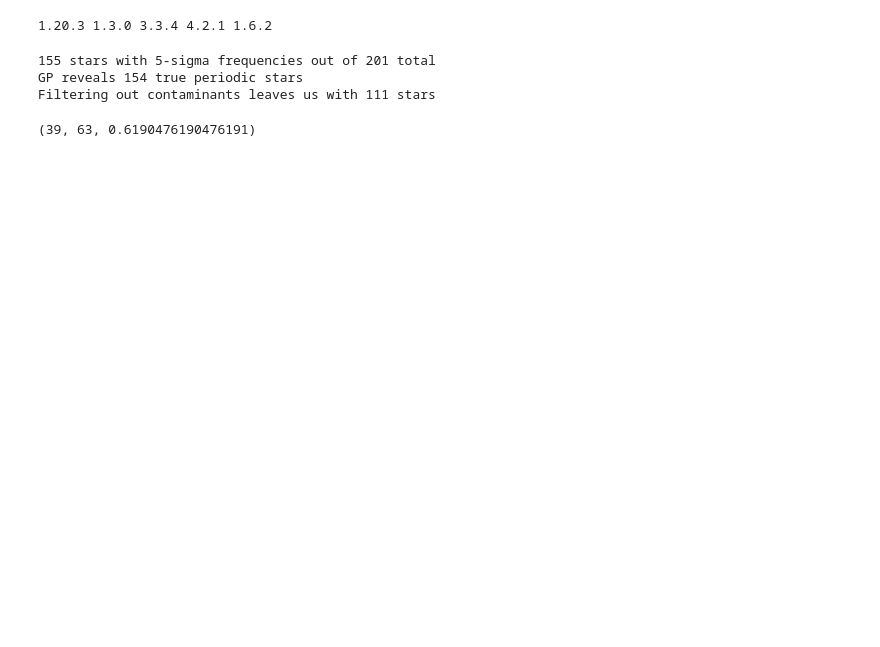
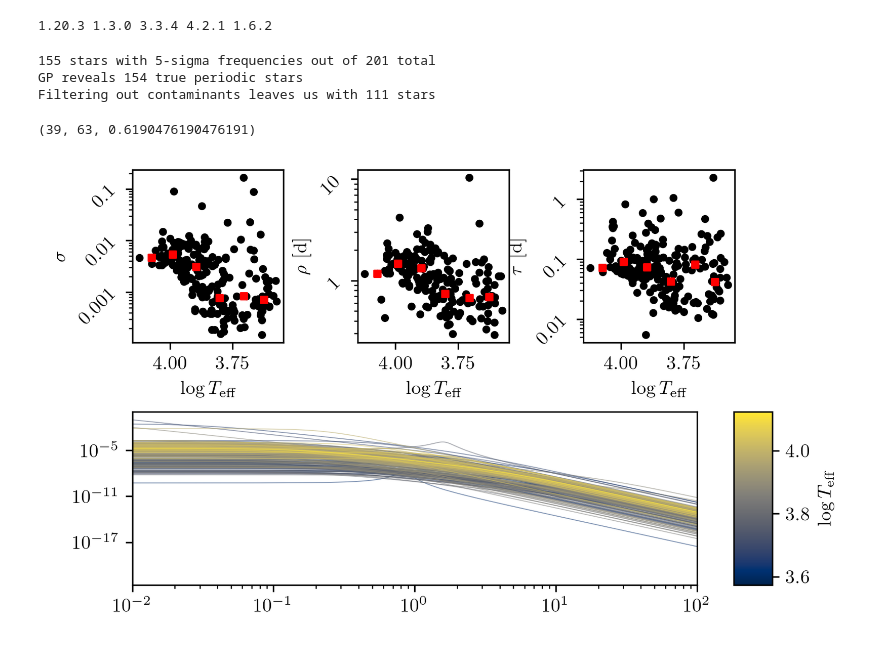
Before and after one commit to tzdwi/TESS, a Jupyter notebook: code/AppendixFig.ipynb, the cells around one changed output. Saved outputs shown, nothing was run; the diff lists cells and outputs as text; code cells hidden in the pictures; blank space fills up the shorter version.

```diff
--- a/code/AppendixFig.ipynb
+++ b/code/AppendixFig.ipynb
@@ -24,10 +24,10 @@ print(np.__version__,pd.__version__,mplver,apver,spver)
 1.20.3 1.3.0 3.3.4 4.2.1 1.6.2
 # %%
 #We're going to need our stars...
-cool_sgs = pd.read_csv('sample.csv',index_col=0)
+cool_sgs = pd.read_csv('../OutputFiles/sample.csv',index_col=0)
 #merged with SLFV and prewhitening info...
-slfv_params = pd.read_csv('slfv_params.csv',index_col=0)
-inspected = pd.read_csv('prewhitening.csv',index_col=0)
+slfv_params = pd.read_csv('../OutputFiles/slfv_params.csv',index_col=0)
+inspected = pd.read_csv('../OutputFiles/prewhitening.csv',index_col=0)
 merged = pd.merge(cool_sgs,slfv_params,left_index=True,right_index=True)
 merged = pd.merge(merged,inspected,left_index=True,right_index=True)
 
@@ -38,13 +38,13 @@ pulse_detected = merged[(merged['n_peaks'] > 0) & (merged['highest_amp']/merged[
 print(f"{len(pulse_detected)} stars with 5-sigma frequencies out of {len(merged)} total")
 
 # We also used a GP to see if these frequencies were significant above the SLFV
-gp_pulse = pd.read_csv('Find_FYPS_GP_results.csv', index_col=0)
+gp_pulse = pd.read_csv('../OutputFiles/Find_FYPS_GP_results.csv', index_col=0)
 pulse_detected_gp = pd.merge(pulse_detected, gp_pulse, left_index=True, right_index=True)
 print(f"GP reveals {len(pulse_detected_gp[pulse_detected_gp['pulse_GP']==True])} true periodic stars")
 
 # Load in info on which stars are consistent with RR Lyrae and Beta Cepheids...
-likely_rrcep = pd.read_csv('likelyRRCep.csv',index_col=0)
-likely_bcep = pd.read_csv('likelyBCep.csv',index_col=0)
+likely_rrcep = pd.read_csv('../OutputFiles/likelyRRCep.csv',index_col=0)
+likely_bcep = pd.read_csv('../OutputFiles/likelyBCep.csv',index_col=0)
 contaminants = pd.merge(likely_rrcep,likely_bcep,left_index=True,right_index=True)
 
 new = pd.merge(pulse_detected_gp,contaminants,left_index=True,right_index=True)
@@ -309,3 +303,57 @@ with open("apptable_SMC.tex", "w") as text_file:
 
 with open("appplot_SMC.tex", "w") as text_file:
     text_file.write(smc_plots_header)
+# %%
+import celerite2
+from celerite2 import terms
+
+slf_gp = pd.read_csv('../OutputFiles/AppFig_GP_results.csv', index_col=0)
+slf_gp_merge = pd.merge(cool_sgs,slf_gp,left_index=True,right_index=True)
+
+mosaic = """
+AAAAA.BBBBB.CCCCC.
+DDDDDDDDDDDDDDDDEE
+"""
+
+temp_norm = colors.Normalize(vmin=slf_gp_merge['teff'].min(),vmax=slf_gp_merge['teff'].max())
+cmap = plt.get_cmap('cividis')
+
+freq = np.logspace(-2,3,1000)
+
+fig, ax = plt.subplot_mosaic(mosaic, dpi=300)
+
+ax['A'].scatter(slf_gp_merge['teff'], slf_gp_merge['Sigma'], c='k', s=10)
+ax['B'].scatter(slf_gp_merge['teff'], slf_gp_merge['Rho'], c='k', s=10)
+ax['C'].scatter(slf_gp_merge['teff'], slf_gp_merge['Tau'], c='k', s=10)
+
+sgm_group = slf_gp_merge.groupby(np.around(10*slf_gp_merge['teff']))
+
+ax['A'].scatter(sgm_group['teff'].median(), sgm_group['Sigma'].median(), c='r', marker='s', s=10)
+ax['B'].scatter(sgm_group['teff'].median(), sgm_group['Rho'].median(), c='r', marker='s', s=10)
+ax['C'].scatter(sgm_group['teff'].median(), sgm_group['Tau'].median(), c='r', marker='s', s=10)
+
+for tic, row in slf_gp_merge.iterrows():
+    kernel = terms.SHOTerm(sigma=row['Sigma'],rho=row['Rho'],tau=row['Tau'])
+
+    psd = kernel.get_psd(2.0*np.pi*freq)
+
+    ax['D'].loglog(freq, psd, c=cmap(temp_norm(row['teff'])),lw=0.5,alpha=0.5)
+
+
+ax['D'].set(xlim=(1e-2,1e2))
+plt.colorbar(cm.ScalarMappable(norm=temp_norm, cmap=cmap), ax=ax['D'], cax=ax['E'], label=r'$\log T_{\rm eff}$')
+ax['A'].set(yscale='log',xlabel=r'$\log T_{\rm eff}$',ylabel=r'$\sigma$')
+ax['A'].set_yticks([0.001,0.01,0.1])
+ax['A'].set_yticklabels(labels=['0.001','0.01','0.1'],rotation=45)
+ax['B'].set(yscale='log',xlabel=r'$\log T_{\rm eff}$',ylabel=r'$\rho$ [d]')
+ax['B'].set_yticks([1,10])
+ax['B'].set_yticklabels(labels=['1','10'],rotation=45)
+ax['C'].set(yscale='log',xlabel=r'$\log T_{\rm eff}$',ylabel=r'$\tau$ [d]')
+ax['C'].set_yticks([0.01,0.1,1])
+ax['C'].set_yticklabels(labels=['0.01','0.1','1'],rotation=45)
+ax['A'].invert_xaxis()
+ax['B'].invert_xaxis()
+ax['C'].invert_xaxis()
+fig.subplots_adjust(wspace=50,hspace=0.4)
+# %% [output]
+[figure, added]
```
Also changed, not shown: parts of 3 cells of this notebook, 2 other files.
